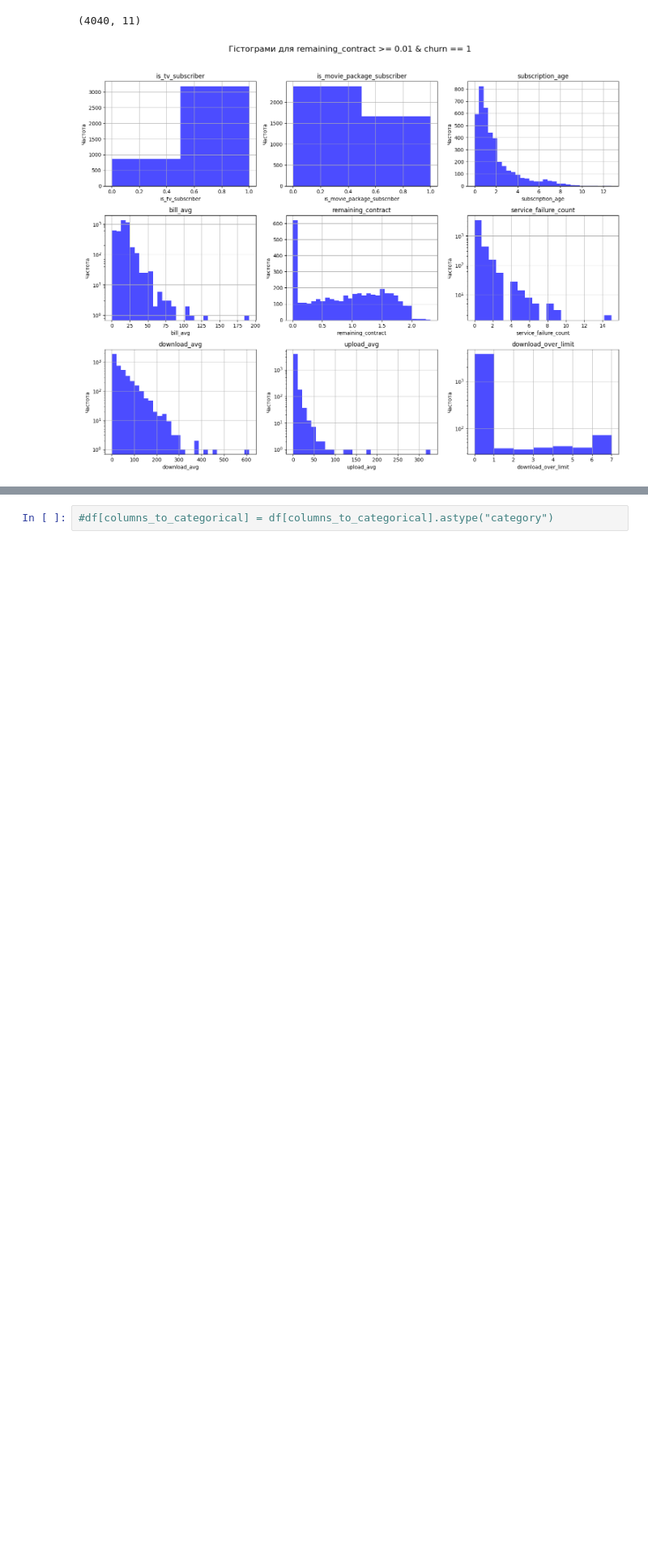
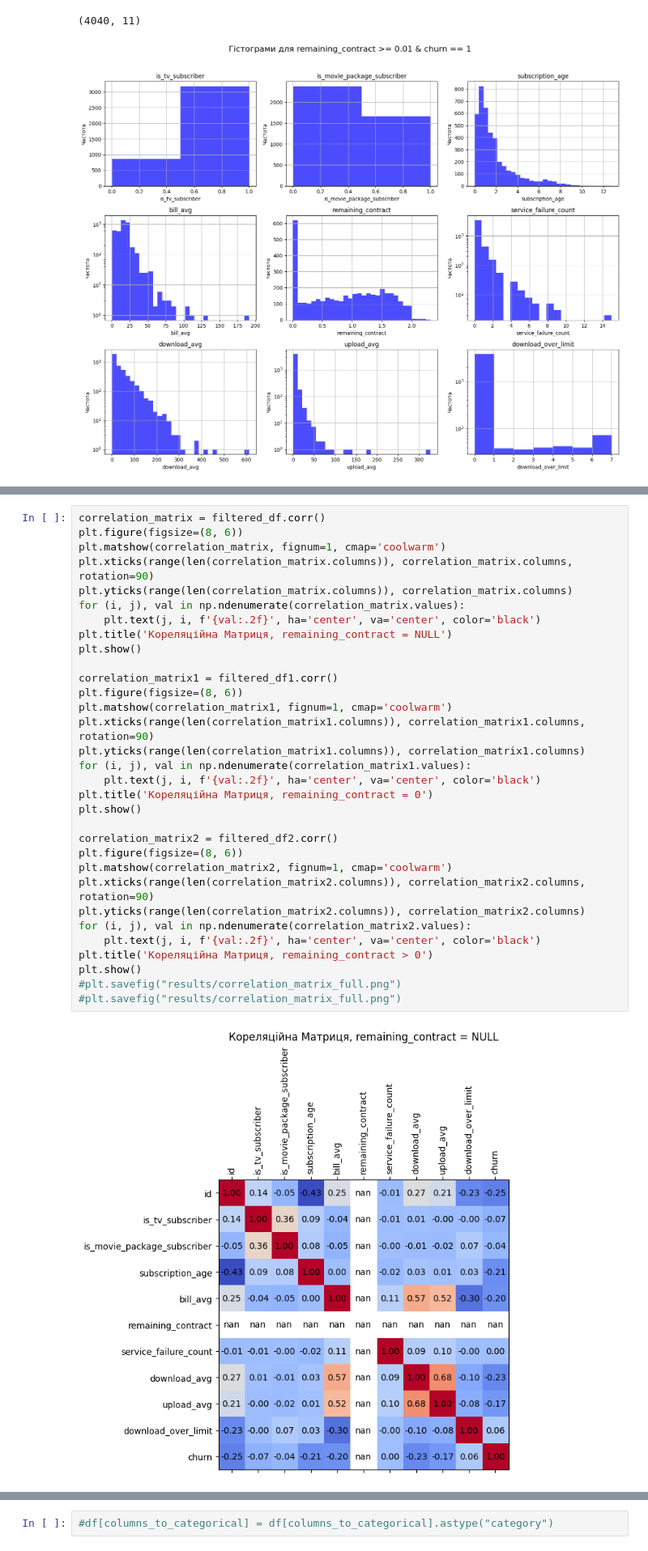
Before and after one commit to AndriiLi/project1_group2, a Jupyter notebook: clean_data.ipynb, the cells around one changed output, grey strips where cells are left out. Shown at 81% size. Drawn from its saved outputs; the diff is of its cells as text; blank space fills up the shorter version.

```diff
--- a/clean_data.ipynb
+++ b/clean_data.ipynb
@@ -250,0 +290,34 @@ plt.show()
+# %%
+correlation_matrix = filtered_df.corr()
+plt.figure(figsize=(8, 6))
+plt.matshow(correlation_matrix, fignum=1, cmap='coolwarm')
+plt.xticks(range(len(correlation_matrix.columns)), correlation_matrix.columns, rotation=90)
+plt.yticks(range(len(correlation_matrix.columns)), correlation_matrix.columns)
+for (i, j), val in np.ndenumerate(correlation_matrix.values):
+    plt.text(j, i, f'{val:.2f}', ha='center', va='center', color='black')
+plt.title('Кореляційна Матриця, remaining_contract = NULL')
+plt.show()
+
+correlation_matrix1 = filtered_df1.corr()
+plt.figure(figsize=(8, 6))
+plt.matshow(correlation_matrix1, fignum=1, cmap='coolwarm')
+plt.xticks(range(len(correlation_matrix1.columns)), correlation_matrix1.columns, rotation=90)
+plt.yticks(range(len(correlation_matrix1.columns)), correlation_matrix1.columns)
+for (i, j), val in np.ndenumerate(correlation_matrix1.values):
+    plt.text(j, i, f'{val:.2f}', ha='center', va='center', color='black')
+plt.title('Кореляційна Матриця, remaining_contract = 0')
+plt.show()
+
+correlation_matrix2 = filtered_df2.corr()
+plt.figure(figsize=(8, 6))
+plt.matshow(correlation_matrix2, fignum=1, cmap='coolwarm')
+plt.xticks(range(len(correlation_matrix2.columns)), correlation_matrix2.columns, rotation=90)
+plt.yticks(range(len(correlation_matrix2.columns)), correlation_matrix2.columns)
+for (i, j), val in np.ndenumerate(correlation_matrix2.values):
+    plt.text(j, i, f'{val:.2f}', ha='center', va='center', color='black')
+plt.title('Кореляційна Матриця, remaining_contract > 0')
+plt.show()
+#plt.savefig("results/correlation_matrix_full.png")
+#plt.savefig("results/correlation_matrix_full.png")
+# %% [output]
+[figure, added]
```
Also changed, not shown: parts of 5 cells of this notebook.
